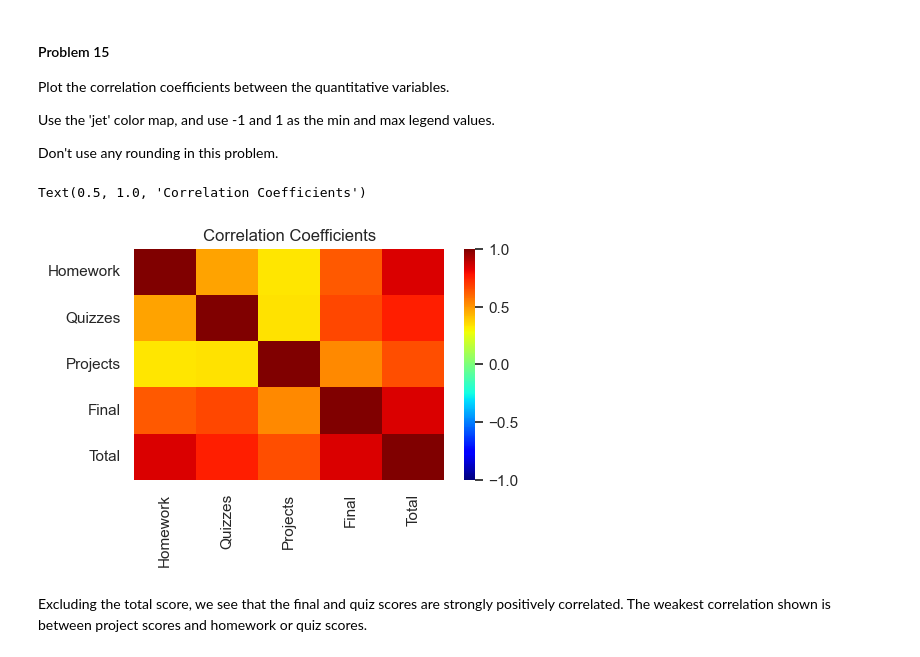
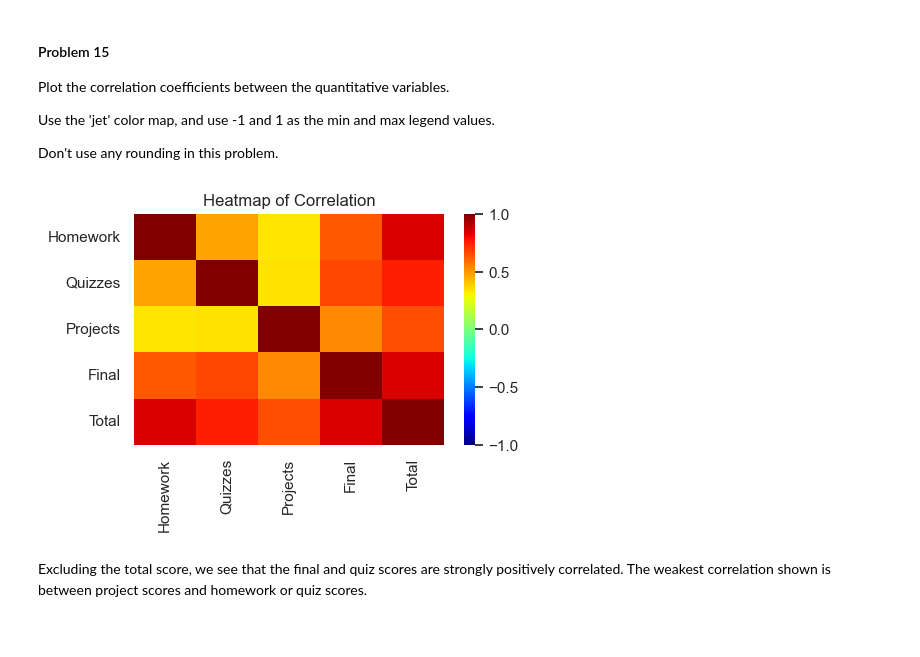
Before and after one commit to tyrellbaker-blip/Data_Science_Homework, a Jupyter notebook: class-grades.ipynb, the cells around one changed output. Saved outputs shown, nothing was run; the diff lists cells and outputs as text; code cells hidden in the pictures.

```diff
--- a/class-grades.ipynb
+++ b/class-grades.ipynb
@@ -296,10 +301,10 @@ Use the 'jet' color map, and use -1 and 1 as the min and max legend values.
 
 Don't use any rounding in this problem.
 # %%
-# YOUR CODE HERE
+sns.heatmap(df_cont.corr(), cmap='jet', vmin=-1, vmax=1)
+plt.title("Heatmap of Correlation");
 # %% [output]
-Text(0.5, 1.0, 'Correlation Coefficients')
-[figure, old version]
+[figure, new version]
 # %% [markdown]
 Excluding the total score, we see that the final and quiz scores are strongly positively correlated.  The weakest correlation shown is between project scores and homework or quiz scores.
 # %% [markdown]
```
Also changed, not shown: parts of 24 cells of this notebook.
